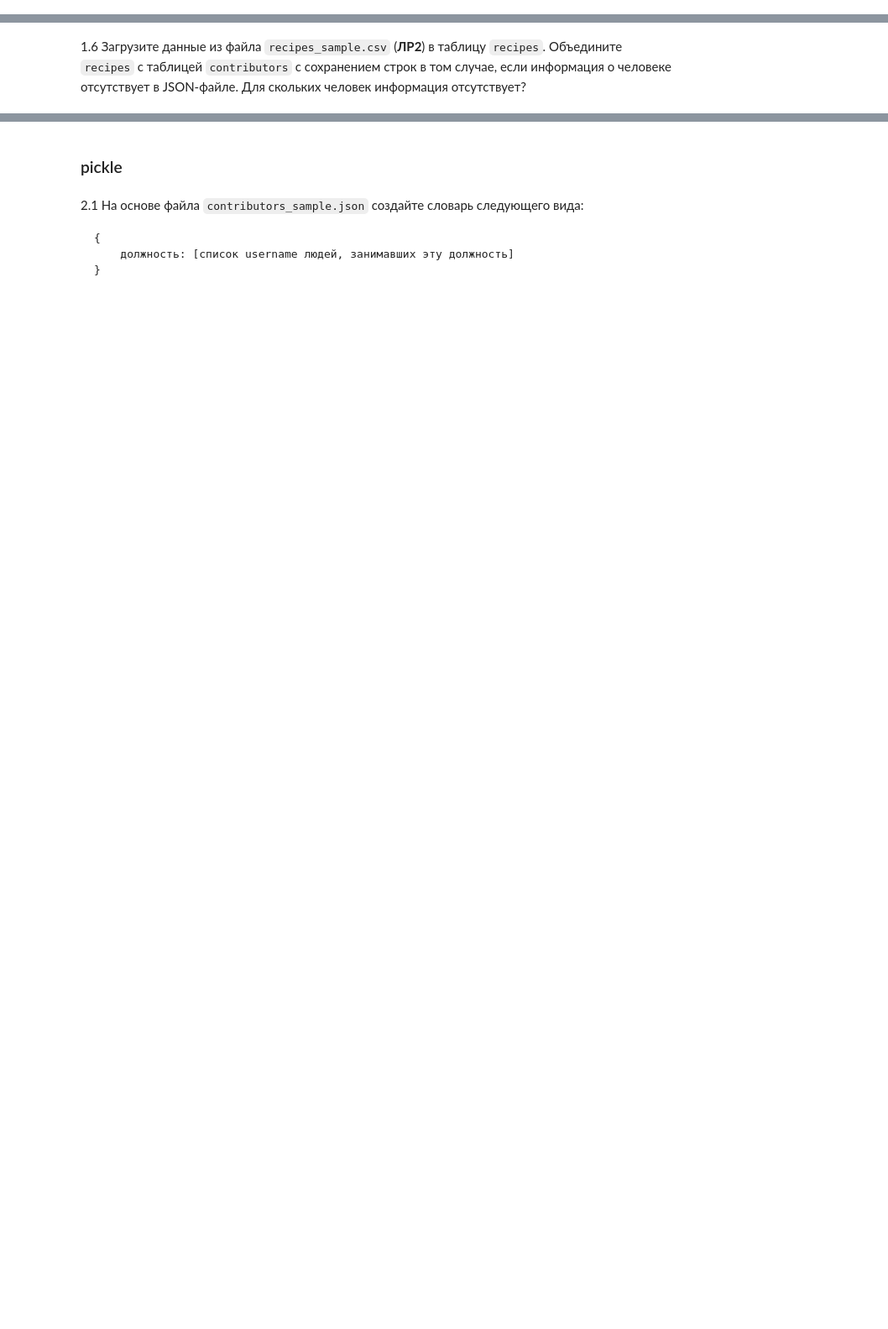
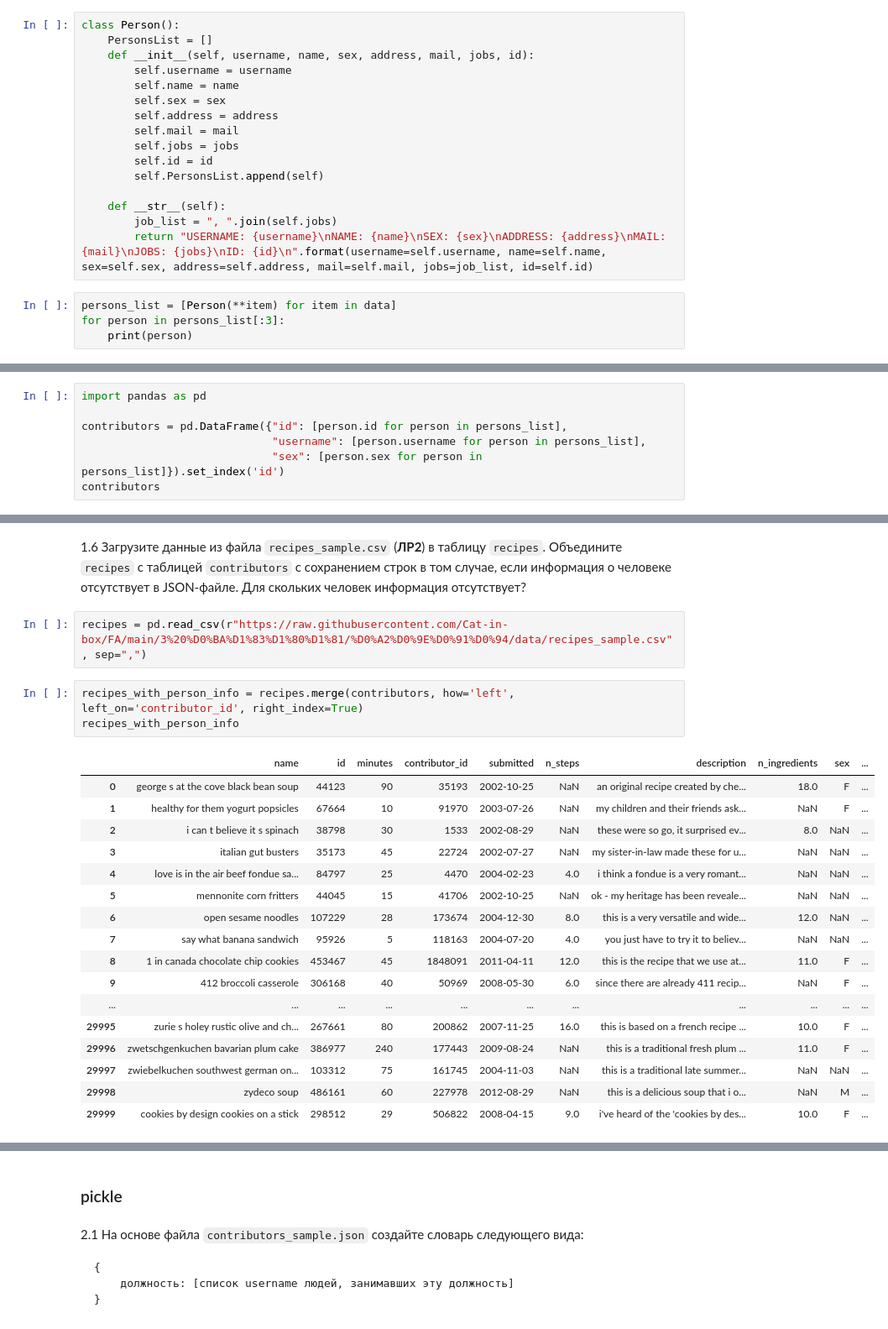
Before and after one commit to Cat-in-box/FA, a Jupyter notebook: 3 курс/ТОБД/Lab4/04_data_files.ipynb, the cells around one changed output, grey strips where cells are left out. Shown at 84% size. Saved outputs shown, nothing was run; the diff lists cells and outputs as text; blank space fills up the shorter version.

```diff
--- a/3 курс/ТОБД/Lab4/04_data_files.ipynb
+++ b/3 курс/ТОБД/Lab4/04_data_files.ipynb
@@ -72,0 +108,20 @@ beautifulList
+# %%
+class Person():
+    PersonsList = []
+    def __init__(self, username, name, sex, address, mail, jobs, id):
+        self.username = username
+        self.name = name
+        self.sex = sex
+        self.address = address
+        self.mail = mail
+        self.jobs = jobs
+        self.id = id
+        self.PersonsList.append(self)
+
+    def __str__(self):
+        job_list = ", ".join(self.jobs)
+        return "USERNAME: {username}\nNAME: {name}\nSEX: {sex}\nADDRESS: {address}\nMAIL: {mail}\nJOBS: {jobs}\nID: {id}\n".format(username=self.username, name=self.name, sex=self.sex, address=self.address, mail=self.mail, jobs=job_list, id=self.id)
+# %%
+persons_list = [Person(**item) for item in data]
+for person in persons_list[:3]:
+    print(person)
@@ -79,2 +180,9 @@ beautifulList
 # %% [markdown]
 1.5 Создайте `pd.DataFrame` `contributors`, имеющий столбцы `id`, `username` и `sex`.
+# %%
+import pandas as pd
+
+contributors = pd.DataFrame({"id": [person.id for person in persons_list],
+                             "username": [person.username for person in persons_list],
+                             "sex": [person.sex for person in persons_list]}).set_index('id')
+contributors
@@ -81,2 +209,25 @@ beautifulList
 # %% [markdown]
 1.6 Загрузите данные из файла `recipes_sample.csv` (__ЛР2__) в таблицу `recipes`. Объедините `recipes` с таблицей `contributors` с сохранением строк в том случае, если информация о человеке отсутствует в JSON-файле. Для скольких человек информация отсутствует?
+# %%
+recipes = pd.read_csv(r"https://raw.githubusercontent.com/Cat-in-box/FA/main/3%20%D0%BA%D1%83%D1%80%D1%81/%D0%A2%D0%9E%D0%91%D0%94/data/recipes_sample.csv", sep=",")
+# %%
+recipes_with_person_info = recipes.merge(contributors, how='left', left_on='contributor_id', right_index=True)
+recipes_with_person_info
+# %% [output]
+|  | name | id | minutes | contributor_id | submitted | n_steps | description | n_ingredients | sex | ... |
+| 0 | george s at the cove black bean soup | 44123 | 90 | 35193 | 2002-10-25 | NaN | an original recipe created by che... | 18.0 | F | ... |
+| 1 | healthy for them yogurt popsicles | 67664 | 10 | 91970 | 2003-07-26 | NaN | my children and their friends ask... | NaN | F | ... |
+| 2 | i can t believe it s spinach | 38798 | 30 | 1533 | 2002-08-29 | NaN | these were so go, it surprised ev... | 8.0 | NaN | ... |
+| 3 | italian gut busters | 35173 | 45 | 22724 | 2002-07-27 | NaN | my sister-in-law made these for u... | NaN | NaN | ... |
+| 4 | love is in the air beef fondue sa... | 84797 | 25 | 4470 | 2004-02-23 | 4.0 | i think a fondue is a very romant... | NaN | NaN | ... |
+| 5 | mennonite corn fritters | 44045 | 15 | 41706 | 2002-10-25 | NaN | ok - my heritage has been reveale... | NaN | NaN | ... |
+| 6 | open sesame noodles | 107229 | 28 | 173674 | 2004-12-30 | 8.0 | this is a very versatile and wide... | 12.0 | NaN | ... |
+| 7 | say what banana sandwich | 95926 | 5 | 118163 | 2004-07-20 | 4.0 | you just have to try it to believ... | NaN | NaN | ... |
+| 8 | 1 in canada chocolate chip cookies | 453467 | 45 | 1848091 | 2011-04-11 | 12.0 | this is the recipe that we use at... | 11.0 | F | ... |
+| 9 | 412 broccoli casserole | 306168 | 40 | 50969 | 2008-05-30 | 6.0 | since there are already 411 recip... | NaN | F | ... |
+| ... | ... | ... | ... | ... | ... | ... | ... | ... | ... | ... |
+| 29995 | zurie s holey rustic olive and ch... | 267661 | 80 | 200862 | 2007-11-25 | 16.0 | this is based on a french recipe ... | 10.0 | F | ... |
+| 29996 | zwetschgenkuchen bavarian plum cake | 386977 | 240 | 177443 | 2009-08-24 | NaN | this is a traditional fresh plum ... | 11.0 | F | ... |
+| 29997 | zwiebelkuchen southwest german on... | 103312 | 75 | 161745 | 2004-11-03 | NaN | this is a traditional late summer... | NaN | NaN | ... |
+| 29998 | zydeco soup | 486161 | 60 | 227978 | 2012-08-29 | NaN | this is a delicious soup that i o... | NaN | M | ... |
+| 29999 | cookies by design cookies on a stick | 298512 | 29 | 506822 | 2008-04-15 | 9.0 | i've heard of the 'cookies by des... | 10.0 | F | ... |
```
Also changed, not shown: parts of 25 cells of this notebook.
